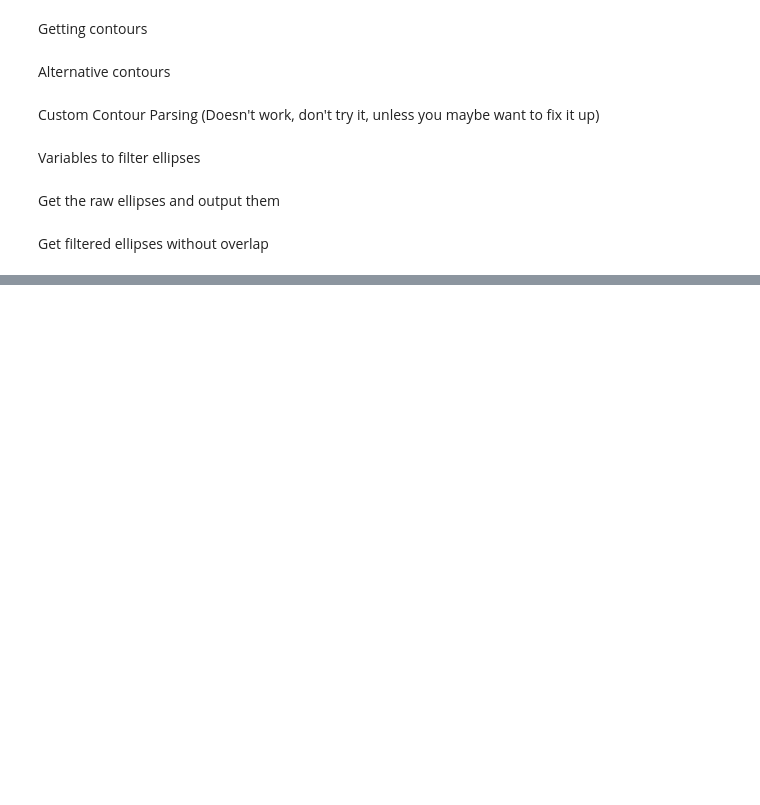
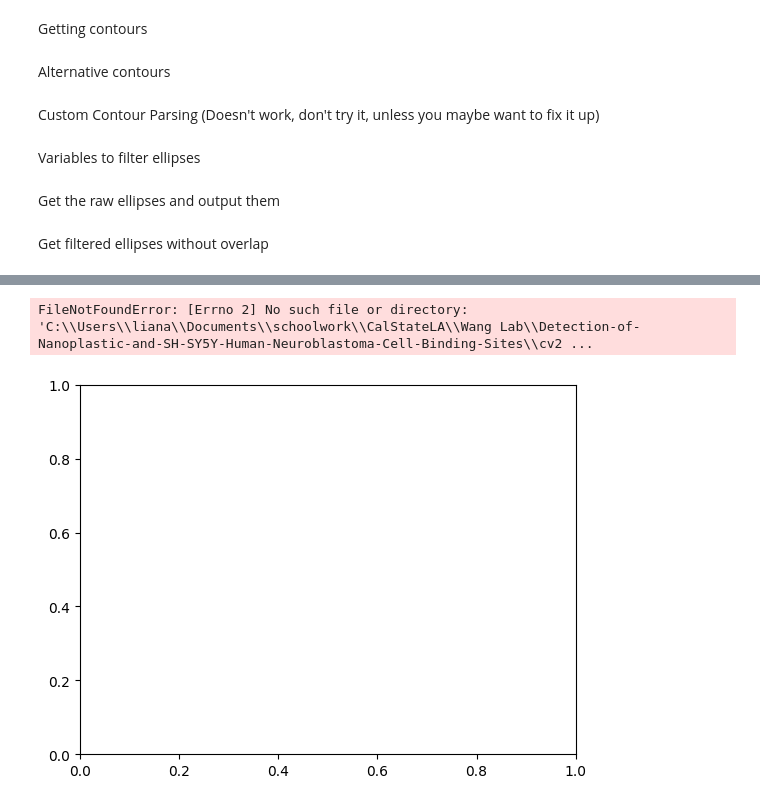
Before and after one commit to liana-zhu/Detection-of-Nanoplastic-and-SH-SY5Y-Human-Neuroblastoma-Cell-Binding-Sites, a Jupyter notebook: cv2_ellipse_detection/EllipseFitting.ipynb, the cells around one changed output, grey strips where cells are left out. Cells and saved outputs as stored; diff of their text form; code cells hidden in the pictures; blank space fills up the shorter version.

```diff
--- a/cv2_ellipse_detection/EllipseFitting.ipynb
+++ b/cv2_ellipse_detection/EllipseFitting.ipynb
@@ -486,12 +486,12 @@ fig, ax = plt.subplots(ncols=1, nrows=1)
 last_frame = 150
 alpha_inc = 0.8 / last_frame
 
-last_filename = "frame" + str(last_frame) + "to" + str(last_frame + 1) + ".png"
+last_filename = "../content/frame" + str(last_frame) + "to" + str(last_frame + 1) + ".png"
 last_image = Image.open(last_filename).convert('L')
 ax.imshow(np.array(last_image), cmap='gray')
 
 for frame in range(1, last_frame + 1):
-  filename = "frame" + str(frame) + "to" + str(frame + 1) + ".png"
+  filename = "../content/frame" + str(frame) + "to" + str(frame + 1) + ".png"
   #filename = "frame99to100.png"
   image = Image.open(filename).convert('L')
   processedImage = process_image(image)
@@ -590,40 +608,43 @@ graph only the current frames binding site if it isn't detected
 """
 
 #############################################################################
-last_frame =10
+last_frame =9
 distance_threshold = 20
 euclidian_threshold = 40
 #############################################################################
 
 
 total_ellipses, total_white_ellipses, total_black_ellipses = 0, 0, 0
 fig, ax = plt.subplots(ncols=1, nrows=1)
 
 last_filename = "frame" + str(last_frame) + "to" + str(last_frame + 1) + ".png"
 last_image = Image.open(last_filename).convert('L')
 ax.imshow(np.array(last_image), cmap='gray')
 offset_1_ellipses, offset_2_ellipses, offset_3_ellipses = [], [], []
 
 for frame in range(last_frame, 0, -1):
   filename = "frame" + str(frame) + "to" + str(frame + 1) + ".png"
   image = Image.open(filename).convert('L')
   processedImage = process_image(image)
   contours = get_contours(processedImage)
 
   print("\nframe", str(frame) + ": ", end = "")
   single_frame_ellipses, single_frame_white_ellipses, single_frame_black_ellipses, single_frame_prev_ellipses = get_filtered_ellipse_single_plot_alt(ax, distance_threshold, offset_1_ellipses, offset_2_ellipses, offset_3_ellipses, image, processedImage, contours,euclidian_threshold)
   offset_3_ellipses = offset_2_ellipses
   offset_2_ellipses = offset_1_ellipses
   offset_1_ellipses = single_frame_prev_ellipses
 
   total_ellipses += single_frame_ellipses
   total_white_ellipses += single_frame_white_ellipses
   total_black_ellipses += single_frame_black_ellipses
 
 
 #print("\n\noverlaying frame 1 to " + str(last_frame))
 #print(f"{total_ellipses} total sites found, {total_white_ellipses} binding (blue), {total_black_ellipses} unbinding (pink)")
 plt.show()
+# %% [output]
+FileNotFoundError: [Errno 2] No such file or directory: 'C:\\Users\\liana\\Documents\\schoolwork\\CalStateLA\\Wang Lab\\Detection-of-Nanoplastic-and-SH-SY5Y-Human-Neuroblastoma-Cell-Binding-Sites\\cv2 ...
+[figure, added]
 # %%
 for frame in range(last_frame, 0, -1):
   filename = "frame" + str(frame) + "to" + str(frame + 1) + ".png"
```
Also changed, not shown: parts of 5 cells of this notebook.
